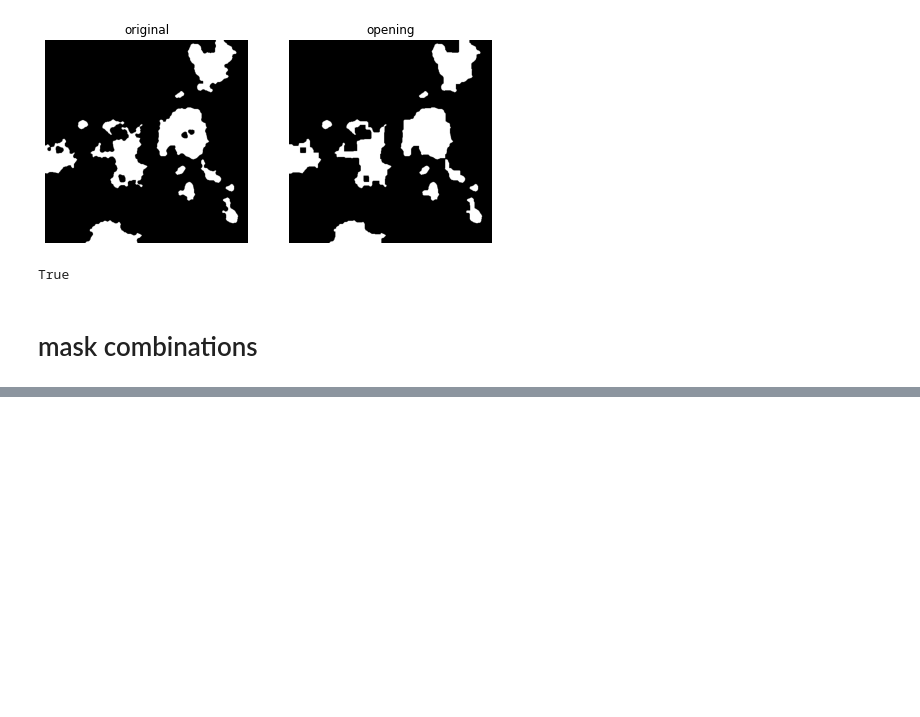
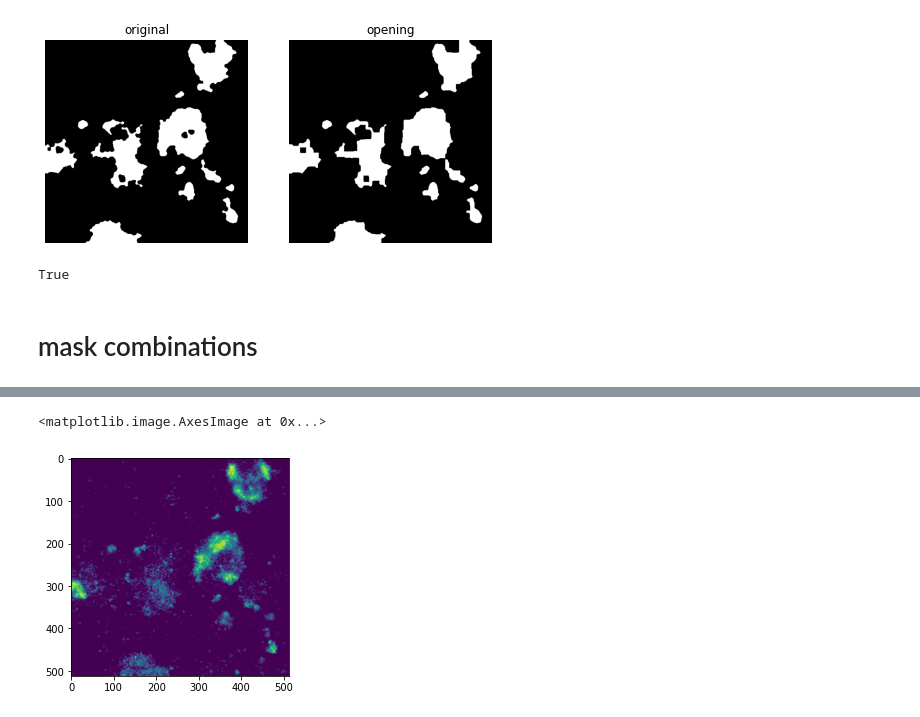
Before and after one commit to androbaza/smlm-seg, a Jupyter notebook: SMLM_image_preprocessing.ipynb, the cells around one changed output, grey strips where cells are left out. Drawn from its saved outputs; the diff is of its cells as text; code cells hidden in the pictures; blank space fills up the shorter version.

```diff
--- a/SMLM_image_preprocessing.ipynb
+++ b/SMLM_image_preprocessing.ipynb
@@ -460,0 +566,9 @@ fig.suptitle("Example val patches")
+# %%
+# m = (masks_ves[0][:, :, 0] > 0) | (masks_ves[0][:, :, 1] > 0) | (masks_ves[0][:, :, 2] > 0)
+im= images_mt[0]
+im2 = images_ves[0]
+# im[m] = im2[m]
+
+# from skimage import img_as_ubyte
+
+img = skimage.img_as_uint(images_mt[0])
@@ -460,0 +595,5 @@ fig.suptitle("Example val patches")
+# %%
+plt.imshow(skimage.img_as_ubyte(im2))
+# %% [output]
+<matplotlib.image.AxesImage at 0x...>
+[figure, added]
```
Also changed, not shown: parts of 46 cells of this notebook.
